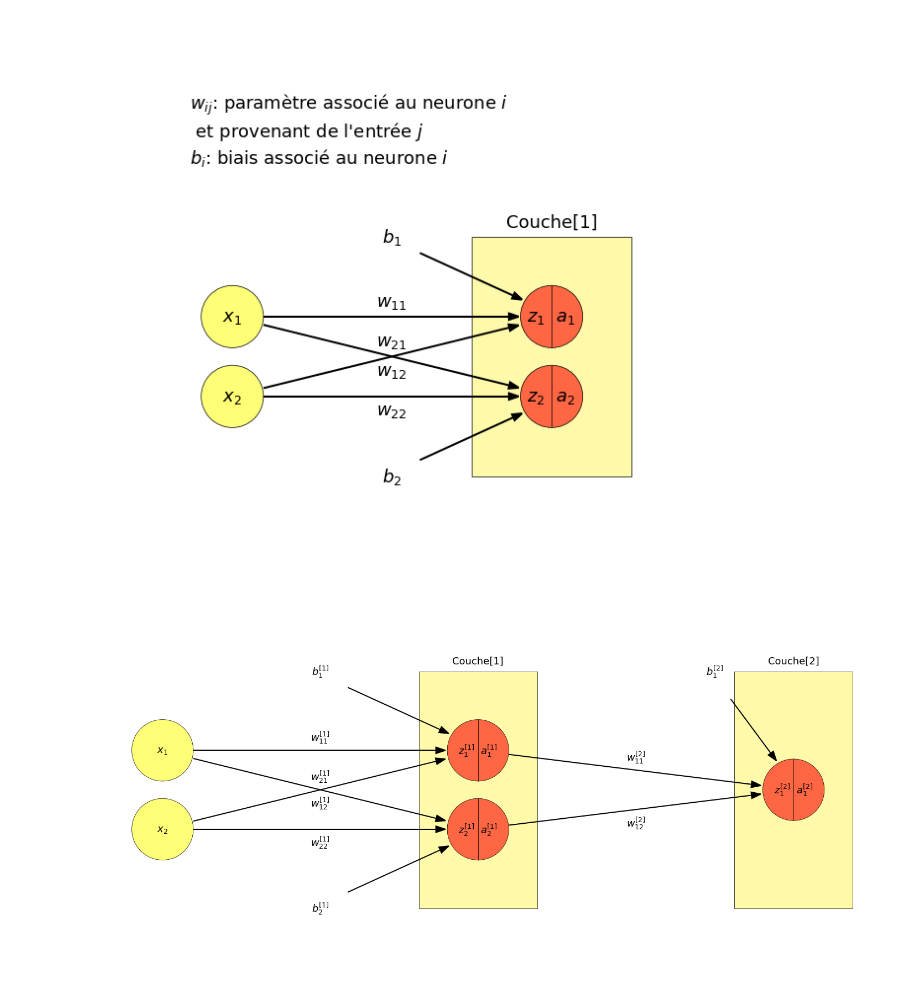
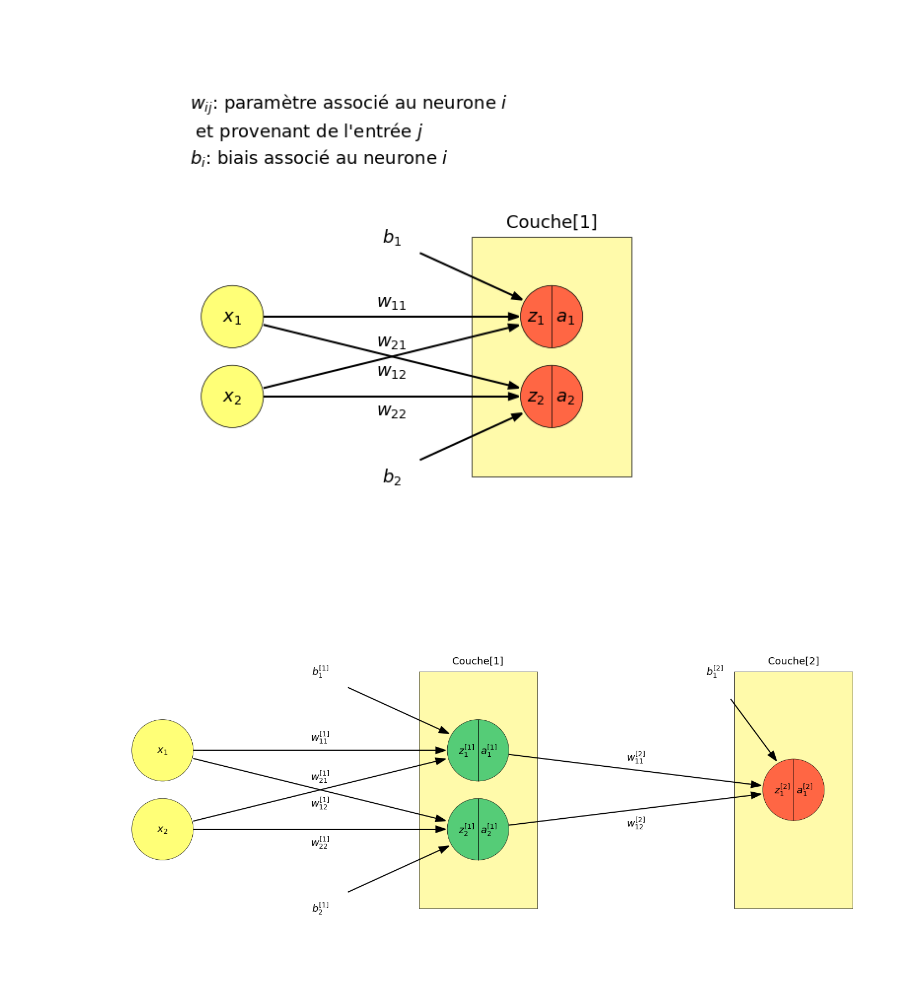
Before and after one commit to PerrinThibaud/neural_networks, a Jupyter notebook: Viznet/viznet.ipynb, the cells around one changed output. Drawn from its saved outputs; the diff is of its cells as text; code cells hidden in the pictures.

```diff
--- a/Viznet/viznet.ipynb
+++ b/Viznet/viznet.ipynb
@@ -107,9 +107,9 @@ mpo1 = mpo >> (5, 1.5)
 mpo2 = mpo >> (9, 1.5)
 node1 = brushIn >> (1,2)  # paint a node at (x=1, y=0)
 node2 = brushIn >> (1,1)
-node3 = brushOut >> (5,2)
+node3 = brushHide >> (5,2)
 pipe >> (5,2)
-node4 = brushOut >> (5,1)
+node4 = brushHide >> (5,1)
 pipe >> (5,1)
 node5 = brushOut >> (9,1.5)
 pipe >> (9,1.5)
@@ -126,31 +126,31 @@ w112 = edge >> (node3, node5)
 w122 = edge >> (node4, node5)
 edge >> (b1, node3)
 edge >> (b2, node4)
 edge >> (b12, node5)
 
 # node text
 node1.text('$x_1$', 'center', fontsize=18)  # add text to node1
 node2.text('$x_2$', 'center', fontsize=18)
 node3.text('$z^{[1]}_1$  $a^{[1]}_1$', 'center', fontsize=18)
 node4.text('$z^{[1]}_2$  $a^{[1]}_2$', 'center', fontsize=18)
 node5.text('$z^{[2]}_1$  $a^{[2]}_1$', 'center', fontsize=18)
 
 b1.text('$b^{[1]}_1$', 'center', fontsize=18)
 b2.text('$b^{[1]}_2$', 'center', fontsize=18)
 b12.text('$b^{[2]}_1$', 'center', fontsize=18)
 
 mpo1.text('Couche[1]', 'top', fontsize=18)
 mpo2.text('Couche[2]', 'top', fontsize=18)
 
 # edge text
 w11.text('$w^{[1]}_{11}$', 'top', fontsize=18)
 w21.text('$w^{[1]}_{21}$', 'top', fontsize=18)
 w12.text('$w^{[1]}_{12}$', 'bottom', fontsize=18)
 w22.text('$w^{[1]}_{22}$', 'bottom', fontsize=18)
 w112.text('$w^{[2]}_{11}$', 'top', fontsize=18)
 w122.text('$w^{[2]}_{12}$', 'bottom', fontsize=18)
 plt.rcParams["figure.figsize"] = (20,10)
 # plt.savefig('./FeedForward2C.png', dpi=300, transparent=True)
 plt.tight_layout()
 # %% [output]
-[figure, old version]
+[figure, new version]
```
Also changed, not shown: parts of 1 cell of this notebook, 3 other files.
